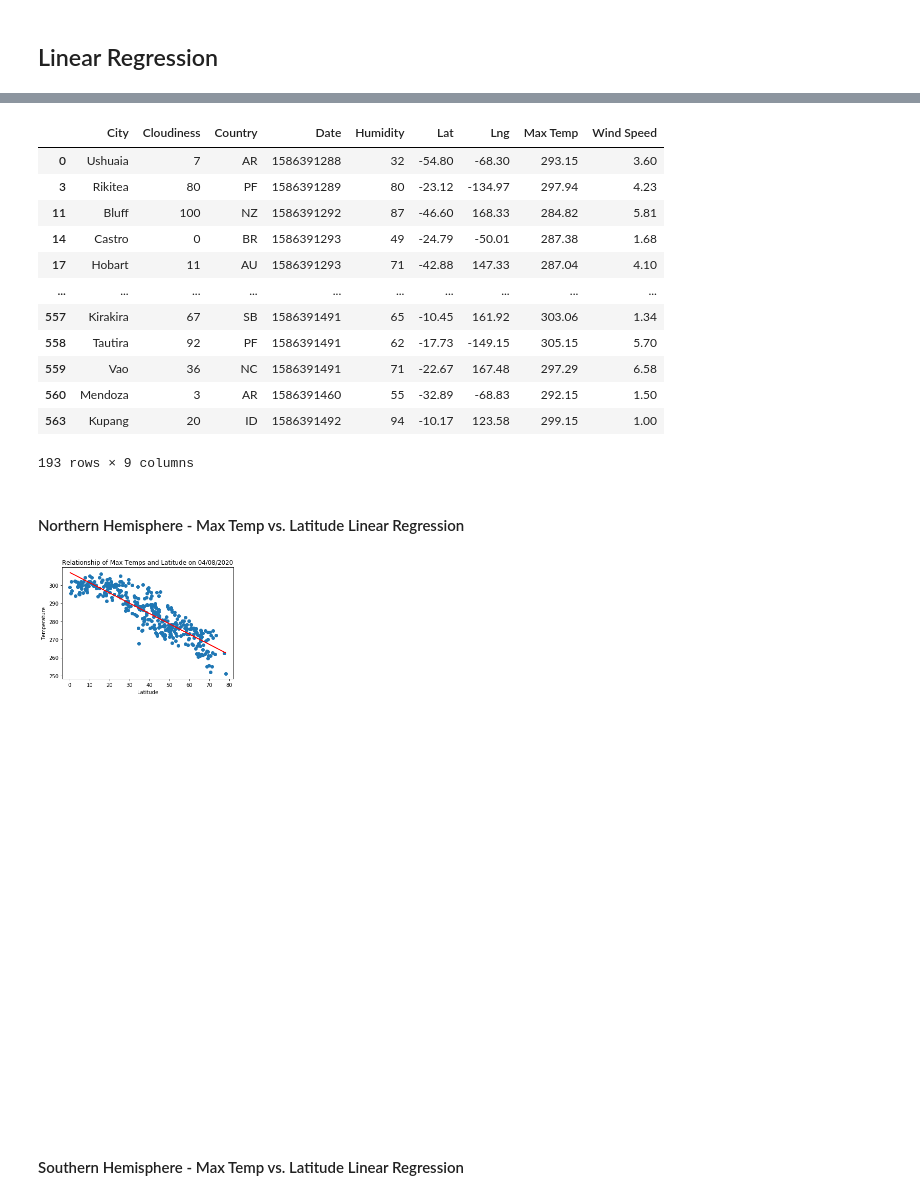
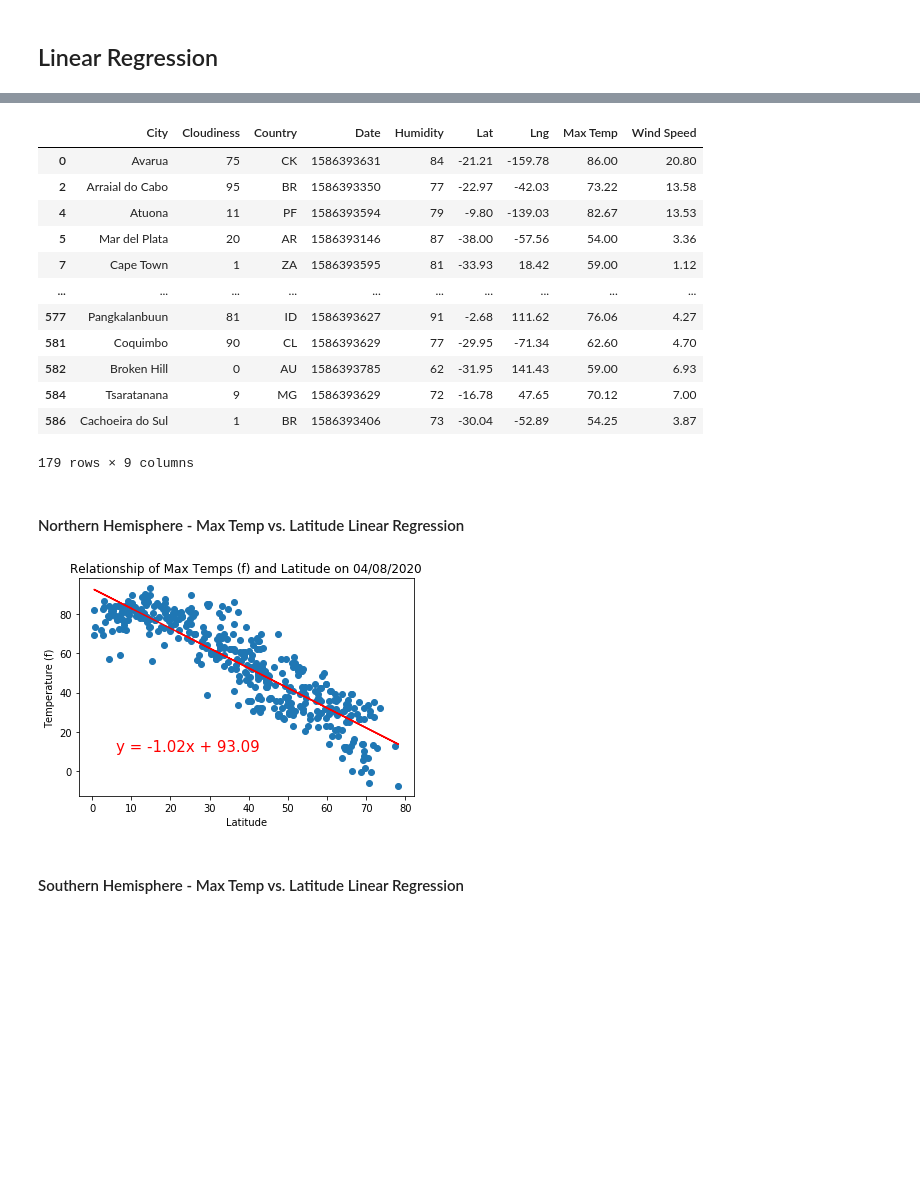
Before and after one commit to cynthiakellogg/python-api-challenge, a Jupyter notebook: WeatherPy/WeatherPy.ipynb, the cells around one changed output, grey strips where cells are left out. Cells and saved outputs as stored; diff of their text form; code cells hidden in the pictures; blank space fills up the shorter version.

```diff
--- a/WeatherPy/WeatherPy.ipynb
+++ b/WeatherPy/WeatherPy.ipynb
@@ -56,4 +56,5 @@ len(cities)
 * Include a print log of each city as it'sbeing processed (with the city number and city name).
 # %%
 url = "http://api.openweathermap.org/data/2.5/weather?"
-query_url = url + "appid=" + weather_api_key + "&q="
+query_url = url + "appid=" + weather_api_key  + "&units=imperial" + "&q="
+print(query_url)
@@ -238,29 +241,29 @@ southern_hemi_df = city_weather_df.loc[(city_weather_df["Lat"] <= 0)]
 southern_hemi_df
 # %% [output]
 |  | City | Cloudiness | Country | Date | Humidity | Lat | Lng | Max Temp | Wind Speed |
-| 0 | Ushuaia | 7 | AR | 1586391288 | 32 | -54.80 | -68.30 | 293.15 | 3.60 |
-| 3 | Rikitea | 80 | PF | 1586391289 | 80 | -23.12 | -134.97 | 297.94 | 4.23 |
-| 11 | Bluff | 100 | NZ | 1586391292 | 87 | -46.60 | 168.33 | 284.82 | 5.81 |
-| 14 | Castro | 0 | BR | 1586391293 | 49 | -24.79 | -50.01 | 287.38 | 1.68 |
-| 17 | Hobart | 11 | AU | 1586391293 | 71 | -42.88 | 147.33 | 287.04 | 4.10 |
+| 0 | Avarua | 75 | CK | 1586393631 | 84 | -21.21 | -159.78 | 86.00 | 20.80 |
+| 2 | Arraial do Cabo | 95 | BR | 1586393350 | 77 | -22.97 | -42.03 | 73.22 | 13.58 |
+| 4 | Atuona | 11 | PF | 1586393594 | 79 | -9.80 | -139.03 | 82.67 | 13.53 |
+| 5 | Mar del Plata | 20 | AR | 1586393146 | 87 | -38.00 | -57.56 | 54.00 | 3.36 |
+| 7 | Cape Town | 1 | ZA | 1586393595 | 81 | -33.93 | 18.42 | 59.00 | 1.12 |
 | ... | ... | ... | ... | ... | ... | ... | ... | ... | ... |
-| 557 | Kirakira | 67 | SB | 1586391491 | 65 | -10.45 | 161.92 | 303.06 | 1.34 |
-| 558 | Tautira | 92 | PF | 1586391491 | 62 | -17.73 | -149.15 | 305.15 | 5.70 |
-| 559 | Vao | 36 | NC | 1586391491 | 71 | -22.67 | 167.48 | 297.29 | 6.58 |
-| 560 | Mendoza | 3 | AR | 1586391460 | 55 | -32.89 | -68.83 | 292.15 | 1.50 |
-| 563 | Kupang | 20 | ID | 1586391492 | 94 | -10.17 | 123.58 | 299.15 | 1.00 |
+| 577 | Pangkalanbuun | 81 | ID | 1586393627 | 91 | -2.68 | 111.62 | 76.06 | 4.27 |
+| 581 | Coquimbo | 90 | CL | 1586393629 | 77 | -29.95 | -71.34 | 62.60 | 4.70 |
+| 582 | Broken Hill | 0 | AU | 1586393785 | 62 | -31.95 | 141.43 | 59.00 | 6.93 |
+| 584 | Tsaratanana | 9 | MG | 1586393629 | 72 | -16.78 | 47.65 | 70.12 | 7.00 |
+| 586 | Cachoeira do Sul | 1 | BR | 1586393406 | 73 | -30.04 | -52.89 | 54.25 | 3.87 |
-193 rows × 9 columns
+179 rows × 9 columns
 # %% [markdown]
 ####  Northern Hemisphere - Max Temp vs. Latitude Linear Regression
 # %%
 x_axis = northern_hemi_df['Lat']
 y_axis = northern_hemi_df['Max Temp']
 x_label = "Latitude"
-y_label = "Temperature"
-title = "Relationship of Max Temps and Latitude on 04/08/2020"
+y_label = "Temperature (f)"
+title = "Relationship of Max Temps (f) and Latitude on 04/08/2020"
 linear_regression(x_axis, y_axis, x_label, y_label, title)
 # %% [output]
-[figure, old version]
+[figure, new version]
 # %% [markdown]
 ####  Southern Hemisphere - Max Temp vs. Latitude Linear Regression
 # %%
```
Also changed, not shown: parts of 16 cells of this notebook, 3 other files.
